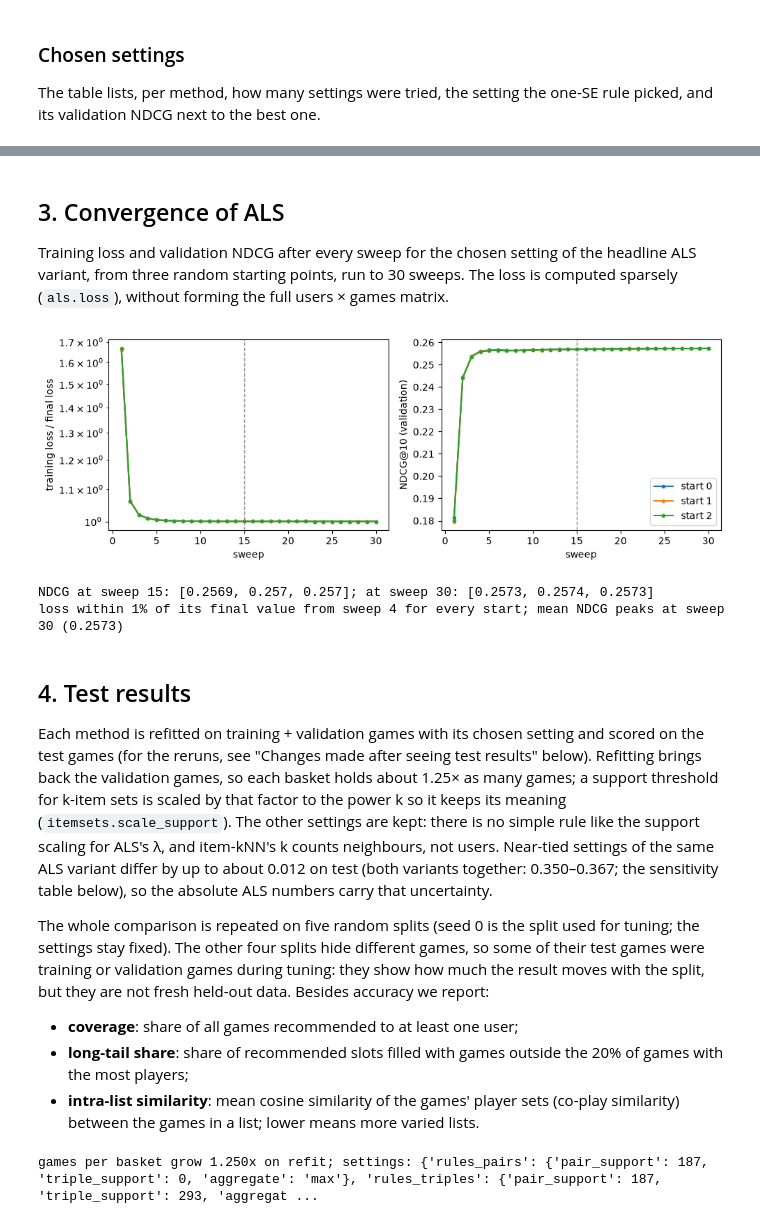
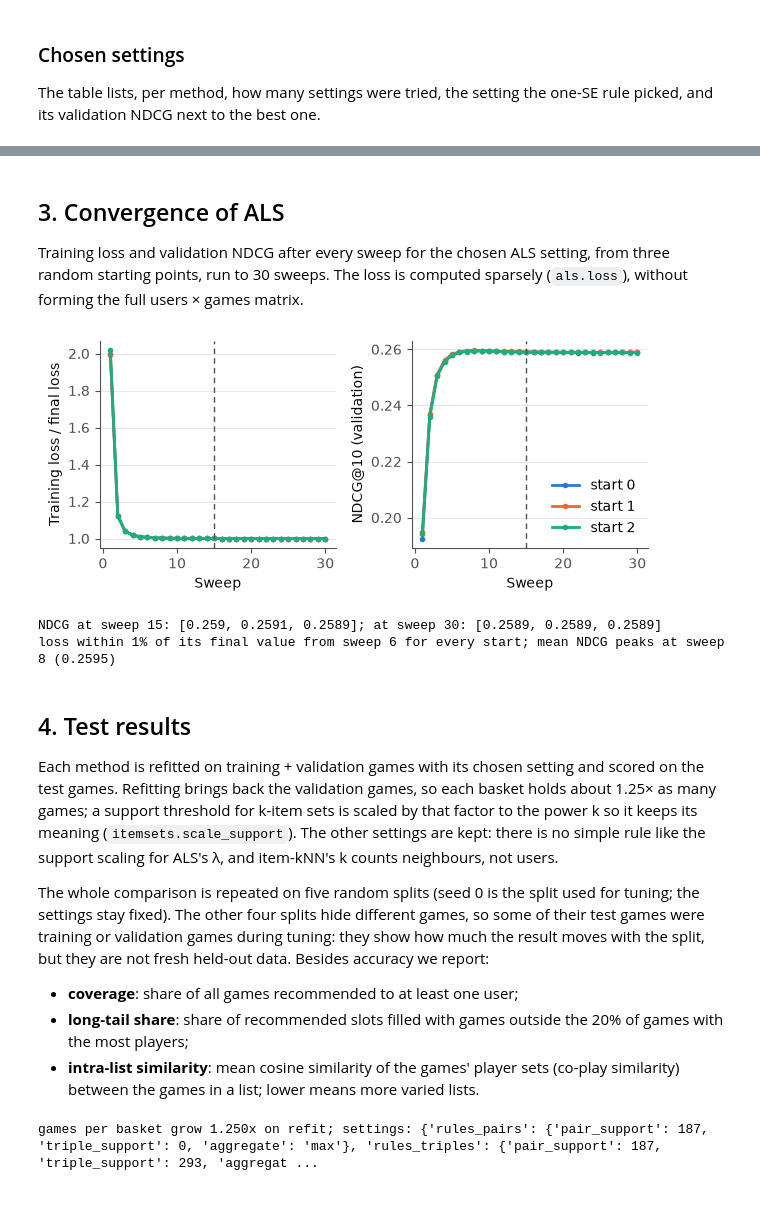
Before and after one commit to sribn/02807-computational-tools-for-data-science, a Jupyter notebook: recommender.ipynb, the cells around one changed output, grey strips where cells are left out. Saved outputs shown, nothing was run; the diff lists cells and outputs as text; code cells hidden in the pictures.

```diff
--- a/recommender.ipynb
+++ b/recommender.ipynb
@@ -41,6 +41,16 @@ CLUSTER_KS = [10, 20, 40]      # numbers of clusters for diversification
 CAPS = [1, 2, 3, 4, 5, 10]     # at most this many games per cluster in a top-10 list (10 = no cap)
 CHECK_FACTORS = 128            # size of the cross-check against implicit (any size tests the code)
 STABLE_ARI = 0.9               # clusters are described at the largest k this reproducible across seeds
+
+# Figures are sized for the report (two columns, 178 mm wide; one column in the appendix) with no text below 10 pt.
+INK, MUTED, GRID, SURFACE = "#0b0b0b", "#52514e", "#e4e3df", "#fcfcfb"
+SERIES = ["#2a78d6", "#eb6834", "#1baf7a"]      # categorical colours, always in this order
+SIZES = ["#86b6ef", "#3987e5", "#1c5cab", "#0d366b"]  # one blue from light to dark, for ordered sizes
+plt.rcParams.update({"font.size": 10, "axes.titlesize": 10, "axes.edgecolor": MUTED, "axes.labelcolor": INK,
+                     "xtick.color": MUTED, "ytick.color": MUTED, "axes.prop_cycle": plt.cycler(color=SERIES),
+                     "axes.spines.top": False, "axes.spines.right": False, "axes.grid": True, "axes.grid.axis": "y",
+                     "grid.color": GRID, "grid.linewidth": 0.6, "axes.axisbelow": True, "legend.frameon": False,
+                     "lines.linewidth": 2})
 # %% [markdown]
 ## 1. Data
 
@@ -254,11 +243,12 @@ Validation NDCG against λ for each number of factors (α = 3, no weighting). At
 # %%
-curve = als_grid[(als_grid["weighting"] == "none") & (als_grid["alpha"] == ex.ALS_ALPHA)]
-fig, ax = plt.subplots(figsize=(6.5, 4))
-for factors, part in curve.groupby("factors"):
+curve = als_grid[als_grid["alpha"] == ex.ALS_ALPHA]
+fig, ax = plt.subplots(figsize=(6.3, 3.2))
+for colour, (factors, part) in zip(SIZES, curve.groupby("factors")):
     part = part.sort_values("reg")
-    ax.errorbar(part["reg"], part["ndcg@10"], yerr=part["ndcg_se"], marker="o", ms=4, capsize=2, label=f"{factors} factors")
+    ax.errorbar(part["reg"], part["ndcg@10"], yerr=part["ndcg_se"], color=colour, marker="o", ms=4, capsize=2,
+                label=f"{factors} factors")
 ax.set_xscale("log")
-ax.set_xlabel("regularisation λ")
+ax.set_xlabel("Regularisation λ (log)")
 ax.set_ylabel("NDCG@10 (validation)")
 ax.legend()
 fig.tight_layout()
@@ -300,41 +288,40 @@ display(summary.round(4))
 # %% [markdown]
 ## 3. Convergence of ALS
 
-Training loss and validation NDCG after every sweep for the chosen setting of the headline ALS variant, from three random starting points, run to 30 sweeps. The loss is computed sparsely (`als.loss`), without forming the full users × games matrix.
+Training loss and validation NDCG after every sweep for the chosen ALS setting, from three random starting points, run to 30 sweeps. The loss is computed sparsely (`als.loss`), without forming the full users × games matrix.
 # %%
-slug = "_".join(f"{k}{chosen_als[k]:g}" if k != "weighting" else chosen_als[k] for k in als_keys)
+slug = "_".join(f"{k}{chosen_als[k]:g}" for k in als_keys)
 trace = ex.cached_table(f"convergence_{slug}_sweeps{CONVERGENCE_SWEEPS}_starts{CONVERGENCE_SEEDS}", lambda: pd.concat(
     [ex.convergence_trace(train, valid, chosen_als, seed, CONVERGENCE_SWEEPS) for seed in range(CONVERGENCE_SEEDS)]))
 
-fig, axes = plt.subplots(1, 2, figsize=(10, 3.5))
+fig, axes = plt.subplots(1, 2, figsize=(6.3, 2.8))
 for seed, part in trace.groupby("seed"):
     axes[0].plot(part["sweep"], part["loss"] / part["loss"].iloc[-1], marker=".", label=f"start {seed}")
     axes[1].plot(part["sweep"], part["ndcg@10"], marker=".", label=f"start {seed}")
-axes[0].set_ylabel("training loss / final loss")
-axes[0].set_yscale("log")
+axes[0].set_ylabel("Training loss / final loss")
 axes[1].set_ylabel("NDCG@10 (validation)")
 for ax in axes:
-    ax.axvline(ex.ITERATIONS, color="grey", ls="--", lw=1)
-    ax.set_xlabel("sweep")
+    ax.axvline(ex.ITERATIONS, color=MUTED, ls=(0, (4, 3)), lw=1)
+    ax.set_xlabel("Sweep")
 axes[1].legend()
 fig.tight_layout()
 fig.savefig(FIGURES / "als_convergence.pdf")
 plt.show()
 
 at = trace.pivot(index="sweep", columns="seed", values="ndcg@10")
 print(f"NDCG at sweep {ex.ITERATIONS}: {at.loc[ex.ITERATIONS].round(4).tolist()}; at sweep {CONVERGENCE_SWEEPS}: {at.loc[CONVERGENCE_SWEEPS].round(4).tolist()}")
 loss_ratio = trace.groupby("seed")["loss"].transform(lambda s: s / s.iloc[-1])
 peak = at.mean(axis=1)
 print(f"loss within 1% of its final value from sweep {trace[loss_ratio < 1.01].groupby('seed')['sweep'].min().max()} for every start; "
       f"mean NDCG peaks at sweep {peak.idxmax()} ({peak.max():.4f})")
 # %% [output]
-[figure, old version]
+[figure, new version]
-NDCG at sweep 15: [0.2569, 0.257, 0.257]; at sweep 30: [0.2573, 0.2574, 0.2573]
-loss within 1% of its final value from sweep 4 for every start; mean NDCG peaks at sweep 30 (0.2573)
+NDCG at sweep 15: [0.259, 0.2591, 0.2589]; at sweep 30: [0.2589, 0.2589, 0.2589]
+loss within 1% of its final value from sweep 6 for every start; mean NDCG peaks at sweep 8 (0.2595)
 # %% [markdown]
 ## 4. Test results
 
-Each method is refitted on training + validation games with its chosen setting and scored on the test games (for the reruns, see "Changes made after seeing test results" below). Refitting brings back the validation games, so each basket holds about 1.25× as many games; a support threshold for k-item sets is scaled by that factor to the power k so it keeps its meaning (`itemsets.scale_support`). The other settings are kept: there is no simple rule like the support scaling for ALS's λ, and item-kNN's k counts neighbours, not users. Near-tied settings of the same ALS variant differ by up to about 0.012 on test (both variants together: 0.350–0.367; the sensitivity table below), so the absolute ALS numbers carry that uncertainty.
+Each method is refitted on training + validation games with its chosen setting and scored on the test games. Refitting brings back the validation games, so each basket holds about 1.25× as many games; a support threshold for k-item sets is scaled by that factor to the power k so it keeps its meaning (`itemsets.scale_support`). The other settings are kept: there is no simple rule like the support scaling for ALS's λ, and item-kNN's k counts neighbours, not users.
 
 The whole comparison is repeated on five random splits (seed 0 is the split used for tuning; the settings stay fixed). The other four splits hide different games, so some of their test games were training or validation games during tuning: they show how much the result moves with the split, but they are not fresh held-out data. Besides accuracy we report:
 - **coverage**: share of all games recommended to at least one user;
```
Also changed, not shown: parts of 32 cells of this notebook, 5 other files.
